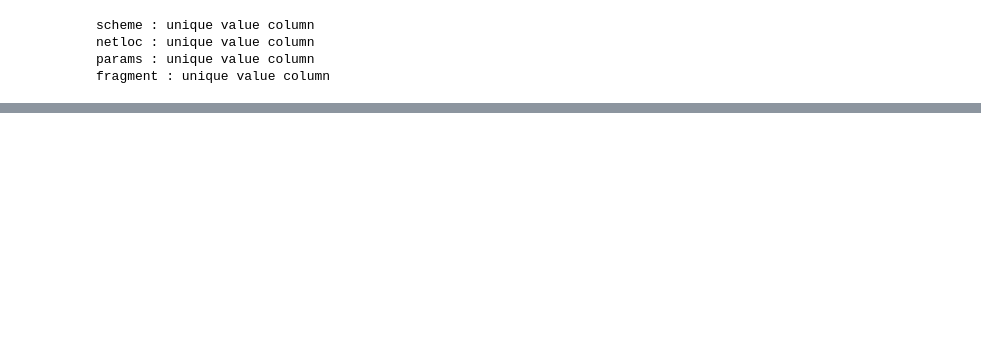
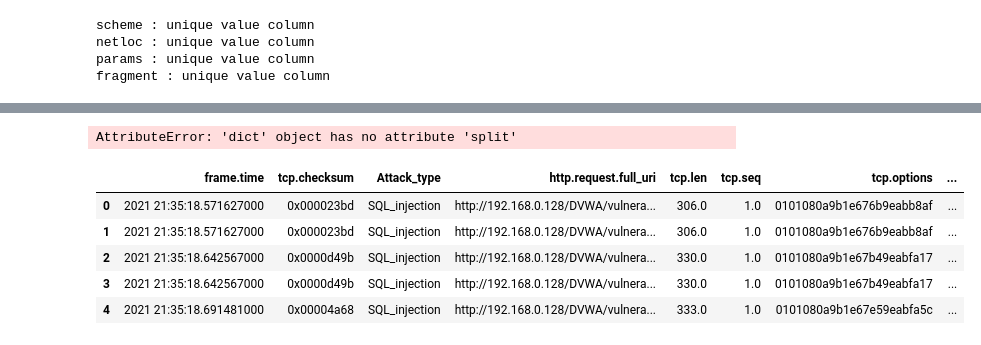
Before and after one commit to explainpark101/KU-ML-EndTerm-project, a Jupyter notebook: 02 preprocess-uri.ipynb, the cells around one changed output, grey strips where cells are left out. Saved outputs shown, nothing was run; the diff lists cells and outputs as text; code cells hidden in the pictures; blank space fills up the shorter version.

```diff
--- a/02 preprocess-uri.ipynb
+++ b/02 preprocess-uri.ipynb
@@ -22,7 +36,7 @@ def query_params_to_dict(series:pd.Series, to_json=False):
     ])
 # %%
 urlDatas = pd.DataFrame({
-    key: [getattr(row,key) for row in urlData]
+    f"http.request.uri.{key}": [getattr(row,key) for row in urlData]
     for key in ["scheme", "netloc", "path", "params", "query", "fragment",]
 })
 # %%
@@ -48,4 +62,16 @@ params = 1
 # %%
 data = data.drop(unused_col, axis="columns")
 # %%
-data["query"] = query_params_to_dict(data["query"])
+data["http.request.uri.query"] = query_params_to_dict(data["http.request.uri.query"])
+# %% [output]
+AttributeError: 'dict' object has no attribute 'split'
+# %%
+# split query with index -> Data Regularization
+queryArray = []
+for i, dict_ in enumerate(data["http.request.uri.query"]):
+    for key, value in dict_.items():
+        queryArray.append({"original_index":i, "http.request.uri.query.key":key, "http.request.uri.query.value":value})
+queryDataFrame = pd.DataFrame(queryArray)
+# %%
+query_droped_data = data.drop(["http.request.uri.query"], axis="columns")
+query_droped_data["index"] = range(query_droped_data.shape[0])
@@ -51,0 +81,10 @@ data["query"] = query_params_to_dict(data["query"])
+# %%
+mergedData = pd.merge(query_droped_data, queryDataFrame, "right", left_on="index", right_on="original_index").drop(["original_index", "http.request.full_uri"], axis="columns")
+mergedData.head()
+# %% [output]
+|  | frame.time | tcp.checksum | Attack_type | http.request.full_uri | tcp.len | tcp.seq | tcp.options | ... |
+| 0 | 2021 21:35:18.571627000 | 0x000023bd | SQL_injection | http://192.168.0.128/DVWA/vulnera... | 306.0 | 1.0 | 0101080a9b1e676b9eabb8af | ... |
+| 1 | 2021 21:35:18.571627000 | 0x000023bd | SQL_injection | http://192.168.0.128/DVWA/vulnera... | 306.0 | 1.0 | 0101080a9b1e676b9eabb8af | ... |
+| 2 | 2021 21:35:18.642567000 | 0x0000d49b | SQL_injection | http://192.168.0.128/DVWA/vulnera... | 330.0 | 1.0 | 0101080a9b1e67b49eabfa17 | ... |
+| 3 | 2021 21:35:18.642567000 | 0x0000d49b | SQL_injection | http://192.168.0.128/DVWA/vulnera... | 330.0 | 1.0 | 0101080a9b1e67b49eabfa17 | ... |
+| 4 | 2021 21:35:18.691481000 | 0x00004a68 | SQL_injection | http://192.168.0.128/DVWA/vulnera... | 333.0 | 1.0 | 0101080a9b1e67e59eabfa5c | ... |
```
Also changed, not shown: parts of 5 cells of this notebook, 4 other files.
